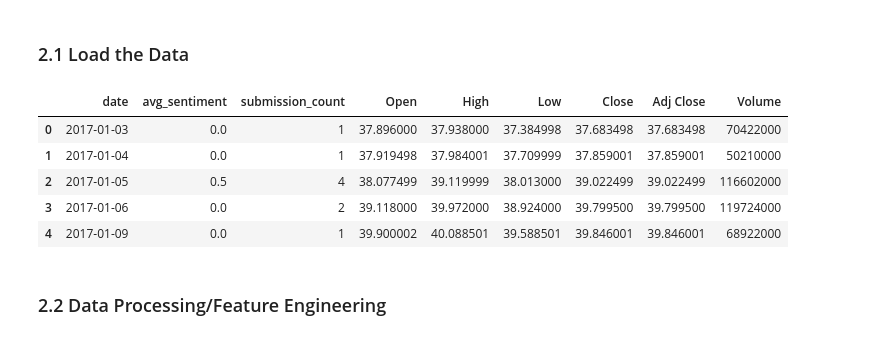
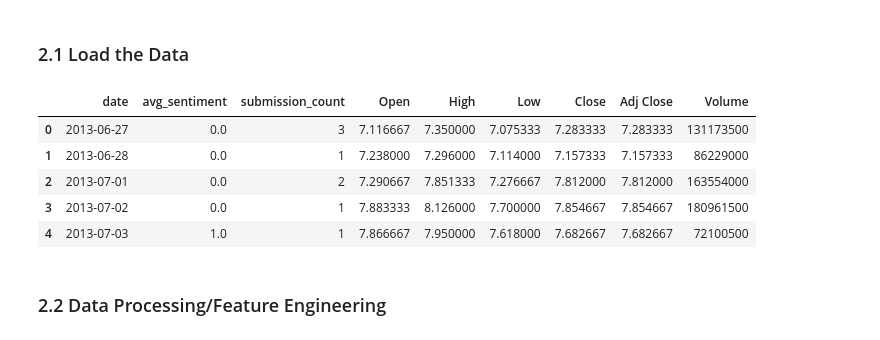
Before and after one commit to AliE02/Reddit-based-trading-strategy, a Jupyter notebook: simple_strategy.ipynb, the cells around one changed output. Drawn from its saved outputs; the diff is of its cells as text; code cells hidden in the pictures.

```diff
--- a/simple_strategy.ipynb
+++ b/simple_strategy.ipynb
@@ -44,21 +44,21 @@ import matplotlib.pyplot as plt
 # %% [markdown]
 ### 2.1 Load the Data
 # %%
-asset_data = pd.read_csv('Data/final/amzn_data_bis.csv', sep=';')
+asset_data = pd.read_csv('Data/final/tsla_data_bis.csv', sep=';')
 
 # sorting the data by date
 asset_data = asset_data.sort_values(by='date')
 # reset the index
 asset_data = asset_data.reset_index(drop=True)
 # presenting the data
 asset_data.head()
 # %% [output]
 |  | date | avg_sentiment | submission_count | Open | High | Low | Close | Adj Close | Volume |
-| 0 | 2017-01-03 | 0.0 | 1 | 37.896000 | 37.938000 | 37.384998 | 37.683498 | 37.683498 | 70422000 |
-| 1 | 2017-01-04 | 0.0 | 1 | 37.919498 | 37.984001 | 37.709999 | 37.859001 | 37.859001 | 50210000 |
-| 2 | 2017-01-05 | 0.5 | 4 | 38.077499 | 39.119999 | 38.013000 | 39.022499 | 39.022499 | 116602000 |
-| 3 | 2017-01-06 | 0.0 | 2 | 39.118000 | 39.972000 | 38.924000 | 39.799500 | 39.799500 | 119724000 |
-| 4 | 2017-01-09 | 0.0 | 1 | 39.900002 | 40.088501 | 39.588501 | 39.846001 | 39.846001 | 68922000 |
+| 0 | 2013-06-27 | 0.0 | 3 | 7.116667 | 7.350000 | 7.075333 | 7.283333 | 7.283333 | 131173500 |
+| 1 | 2013-06-28 | 0.0 | 1 | 7.238000 | 7.296000 | 7.114000 | 7.157333 | 7.157333 | 86229000 |
+| 2 | 2013-07-01 | 0.0 | 2 | 7.290667 | 7.851333 | 7.276667 | 7.812000 | 7.812000 | 163554000 |
+| 3 | 2013-07-02 | 0.0 | 1 | 7.883333 | 8.126000 | 7.700000 | 7.854667 | 7.854667 | 180961500 |
+| 4 | 2013-07-03 | 1.0 | 1 | 7.866667 | 7.950000 | 7.618000 | 7.682667 | 7.682667 | 72100500 |
 # %% [markdown]
 ### 2.2 Data Processing/Feature Engineering
 # %%
```
Also changed, not shown: parts of 21 cells of this notebook, 3 other files.
